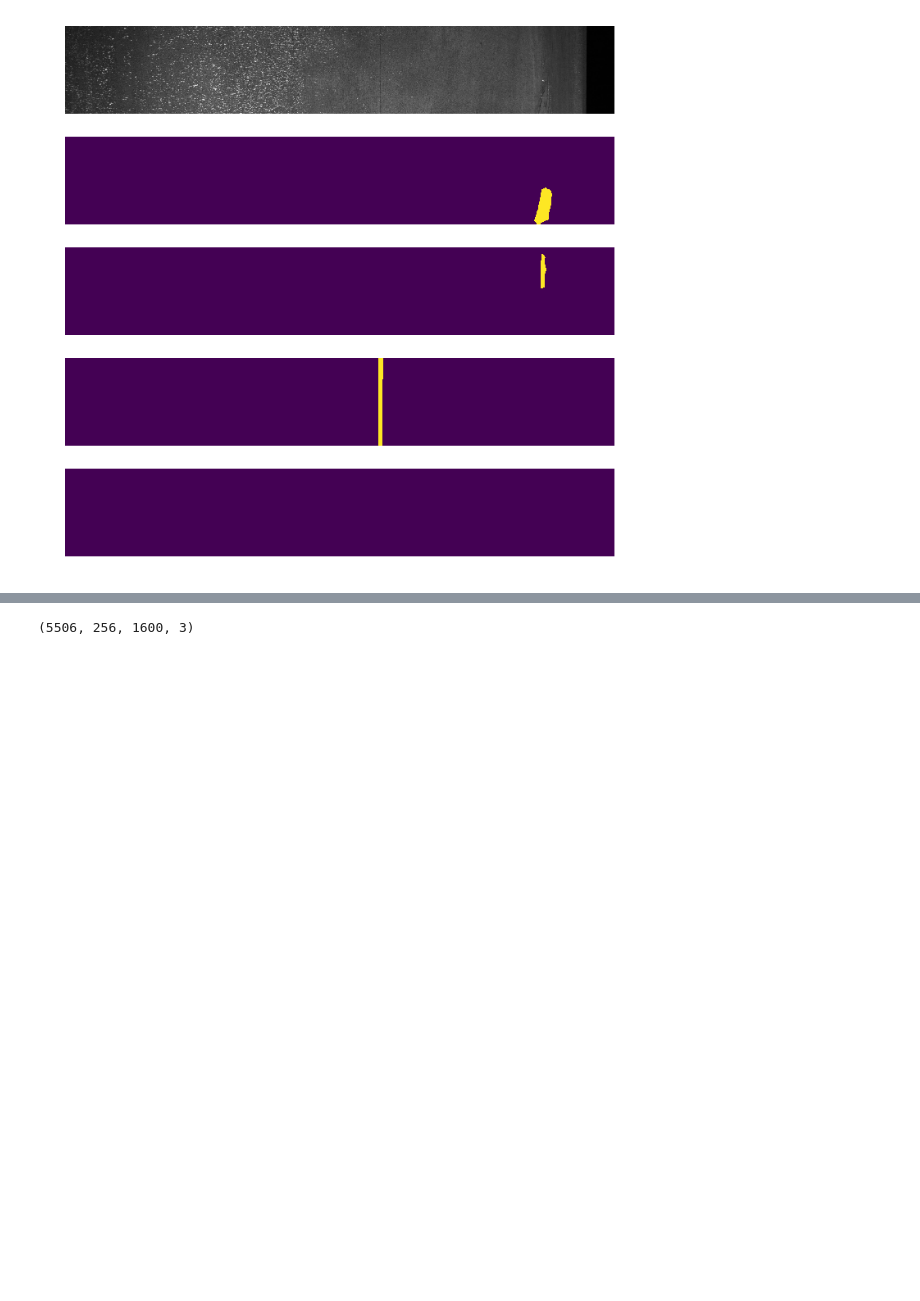
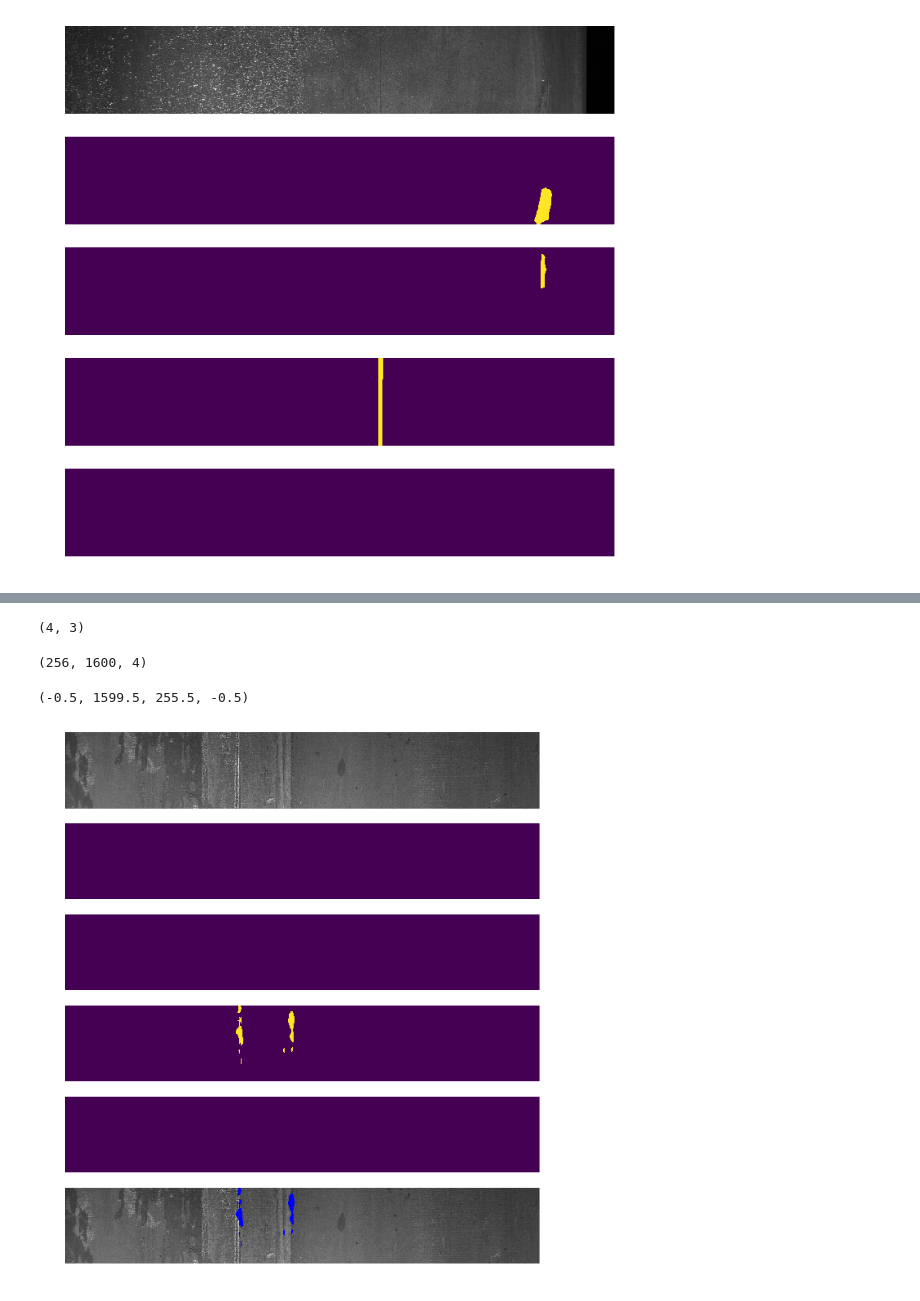
Before and after one commit to carlosezmz/Steel-Defects-Classification, a Jupyter notebook: Defect_Detection-Unet.ipynb, the cells around one changed output, grey strips where cells are left out. Saved outputs shown, nothing was run; the diff lists cells and outputs as text; code cells hidden in the pictures; blank space fills up the shorter version.

```diff
--- a/Defect_Detection-Unet.ipynb
+++ b/Defect_Detection-Unet.ipynb
@@ -372,0 +398,2 @@ test_images = np.array(loadedImages)
+# %%
+test_imgs = pd.DataFrame(sub_df['ImageId'].unique(), columns=['ImageId'])
@@ -373,4 +447,36 @@ test_images = np.array(loadedImages)
+# %%
+test_f_df = pd.concat(test_df)
+test_f_df.to_csv('submission_final.csv', index=False)
+# %%
+colors = np.array([[255,0,0],[0,255,0],[0,0,255],[255,255,0]])
+colors.shape
+# %% [output]
+(4, 3)
+# %%
+sample_filename = '0000f269f.jpg'
+sample_image_df = test_f_df[test_f_df['ImageId'] == sample_filename]
+sample_path = f"test_images/{sample_image_df['ImageId'].iloc[0]}"
+sample_img = cv2.imread(sample_path)
+sample_rles = sample_image_df['EncodedPixels'].values
+sample_masks = build_masks(sample_rles, input_shape=(256, 1600))
 # %%
-test_images.shape
+sample_masks.shape
 # %% [output]
-(5506, 256, 1600, 3)
+(256, 1600, 4)
+# %%
+fig, axs = plt.subplots(6, figsize=(12, 12))
+axs[0].imshow(sample_img)
+axs[0].axis('off')
+
+for i in range(4):
+    axs[i+1].imshow(sample_masks[:, :, i])
+    axs[i+1].axis('off')
+    for r in range(0,sample_masks.shape[0]):
+        for c in range(0,sample_masks.shape[1]):
+            if(sample_masks[r,c,i] > 0):
+                sample_img[r,c,:] = colors[i,:]
+axs[5].imshow(sample_img)
+axs[5].axis('off')
+# %% [output]
+(-0.5, 1599.5, 255.5, -0.5)
+[figure, added]
```
Also changed, not shown: parts of 24 cells of this notebook.
